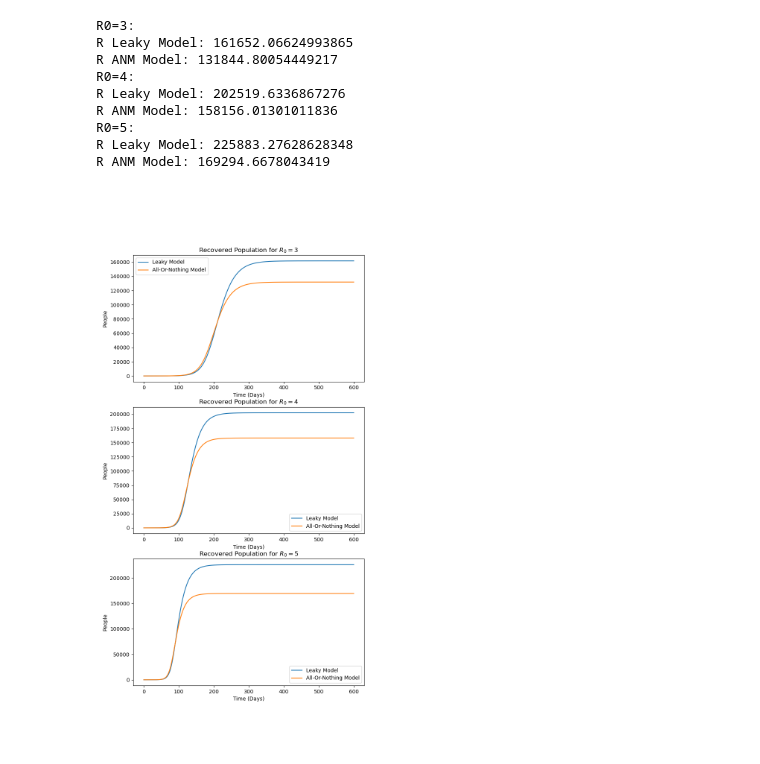
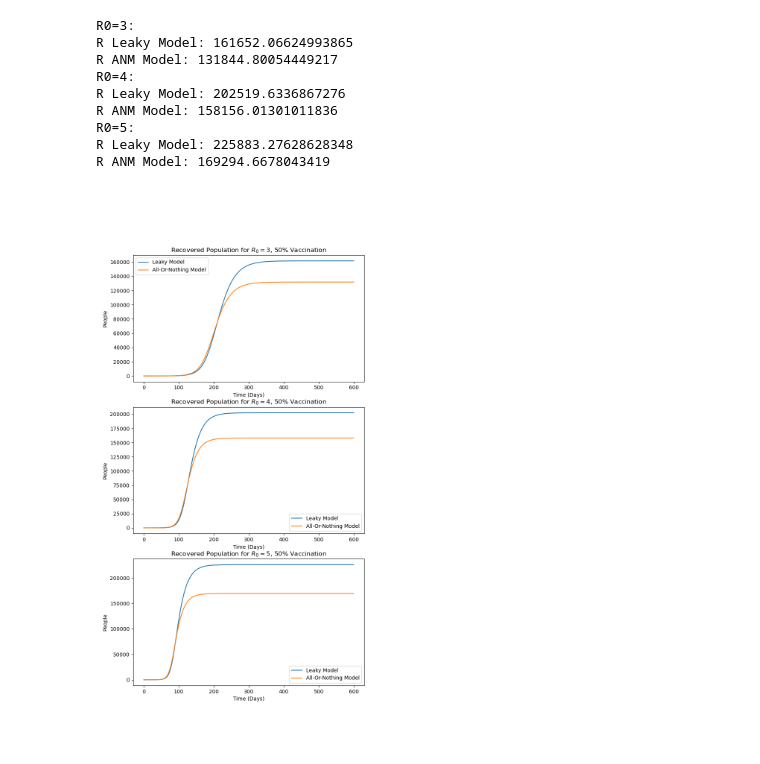
Before and after one commit to mide5396/CSCI4830-Infectious-Disease-Modeling, a Jupyter notebook: Homework 2/problem2.ipynb, the cells around one changed output. Cells and saved outputs as stored; diff of their text form; code cells hidden in the pictures.

```diff
--- a/Homework 2/problem2.ipynb
+++ b/Homework 2/problem2.ipynb
@@ -111,7 +111,7 @@ axs[0].plot(t0, R_anm, label='All-Or-Nothing Model')
 axs[0].set_xlabel("Time (Days)")
 axs[0].set_ylabel("People")
 axs[0].legend()
-axs[0].set_title("Recovered Population for $R_0=3$")
+axs[0].set_title("Recovered Population for $R_0=3$, 50% Vaccination")
 
 print("R0=3:")
 print("R Leaky Model:", max(R_leaky))
@@ -133,7 +133,7 @@ axs[1].plot(t0, R_anm, label='All-Or-Nothing Model')
 axs[1].set_xlabel("Time (Days)")
 axs[1].set_ylabel("People")
 axs[1].legend()
-axs[1].set_title("Recovered Population for $R_0=4$")
+axs[1].set_title("Recovered Population for $R_0=4$, 50% Vaccination")
 
 print("R0=4:")
 print("R Leaky Model:", max(R_leaky))
@@ -144,32 +144,32 @@ R_0 = 5
 Gamma = 1/14
 Beta = R_0 * Gamma
 
 
 t0,R_leaky = LeakyForwardEulerSolver(N, S_initial_leaky, I_initial_leaky, R_initial_leaky, V_initial_leaky, Beta, Gamma, VE)
 t0,R_anm = ANMForwardEulerSolver(N, S_initial_anm , I_initial_anm , R_initial_anm , V_initial_anm , Beta, Gamma, VE)
 
 
 axs[2].cla()
 axs[2].plot(t0, R_leaky, label='Leaky Model')
 axs[2].plot(t0, R_anm, label='All-Or-Nothing Model')
 axs[2].set_xlabel("Time (Days)")
 axs[2].set_ylabel("People")
 axs[2].legend()
-axs[2].set_title("Recovered Population for $R_0=5$")
+axs[2].set_title("Recovered Population for $R_0=5$, 50% Vaccination")
 
 print("R0=5:")
 print("R Leaky Model:", max(R_leaky))
 print("R ANM Model:", max(R_anm))
 
 plt.savefig('problem2Graphs.png')
 # %% [output]
 R0=3:
 R Leaky Model: 161652.06624993865
 R ANM Model: 131844.80054449217
 R0=4:
 R Leaky Model: 202519.6336867276
 R ANM Model: 158156.01301011836
 R0=5:
 R Leaky Model: 225883.27628628348
 R ANM Model: 169294.6678043419
-[figure, old version]
+[figure, new version]
```
Also changed, not shown: parts of 1 cell of this notebook.
